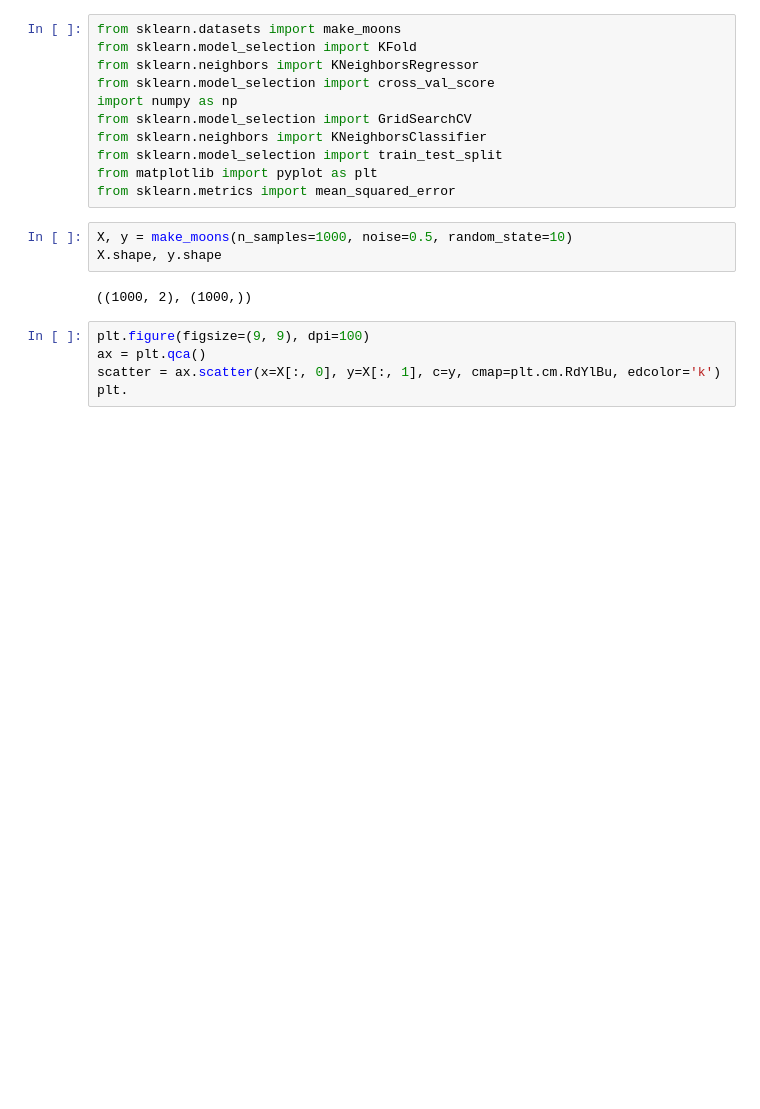
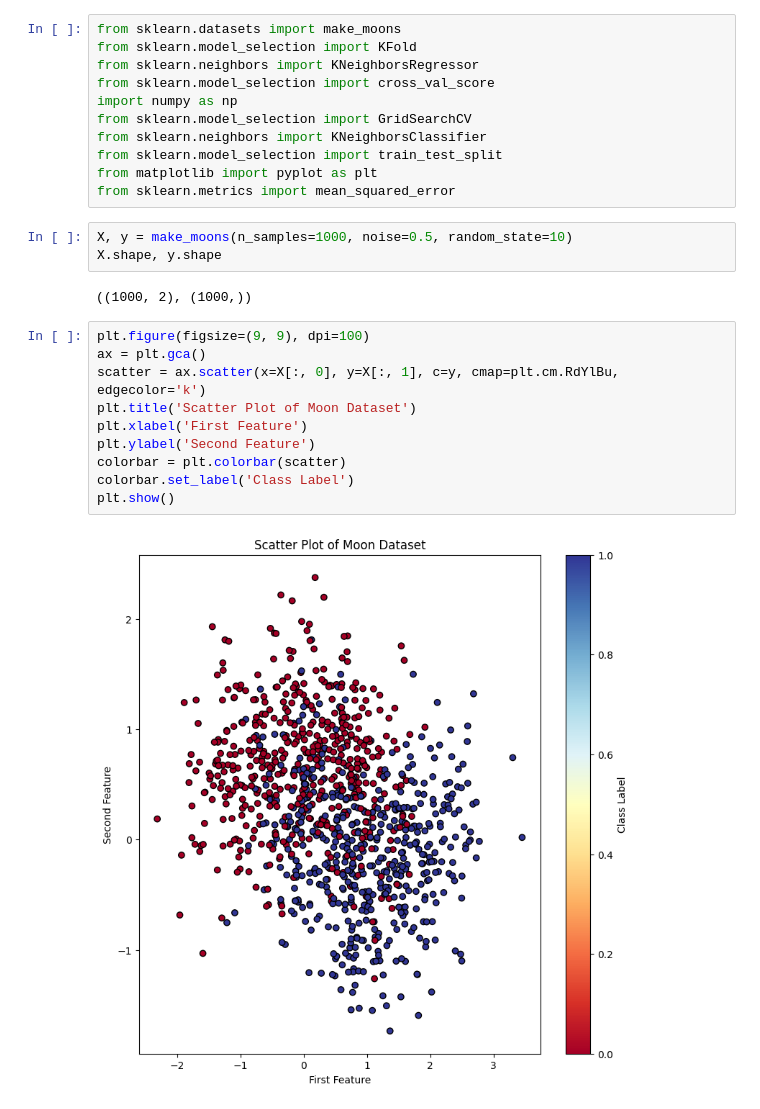
Before and after one commit to SergeyHSE/k_NN.github.io, a Jupyter notebook: k_NN.ipynb, the cells around one changed output. Saved outputs shown, nothing was run; the diff lists cells and outputs as text; blank space fills up the shorter version.

```diff
--- a/k_NN.ipynb
+++ b/k_NN.ipynb
@@ -18,6 +18,13 @@ X.shape, y.shape
 ((1000, 2), (1000,))
 # %%
 plt.figure(figsize=(9, 9), dpi=100)
-ax = plt.qca()
-scatter = ax.scatter(x=X[:, 0], y=X[:, 1], c=y, cmap=plt.cm.RdYlBu, edcolor='k')
-plt.
+ax = plt.gca()
+scatter = ax.scatter(x=X[:, 0], y=X[:, 1], c=y, cmap=plt.cm.RdYlBu, edgecolor='k')
+plt.title('Scatter Plot of Moon Dataset')
+plt.xlabel('First Feature')
+plt.ylabel('Second Feature')
+colorbar = plt.colorbar(scatter)
+colorbar.set_label('Class Label')
+plt.show()
+# %% [output]
+[figure, added]
```
